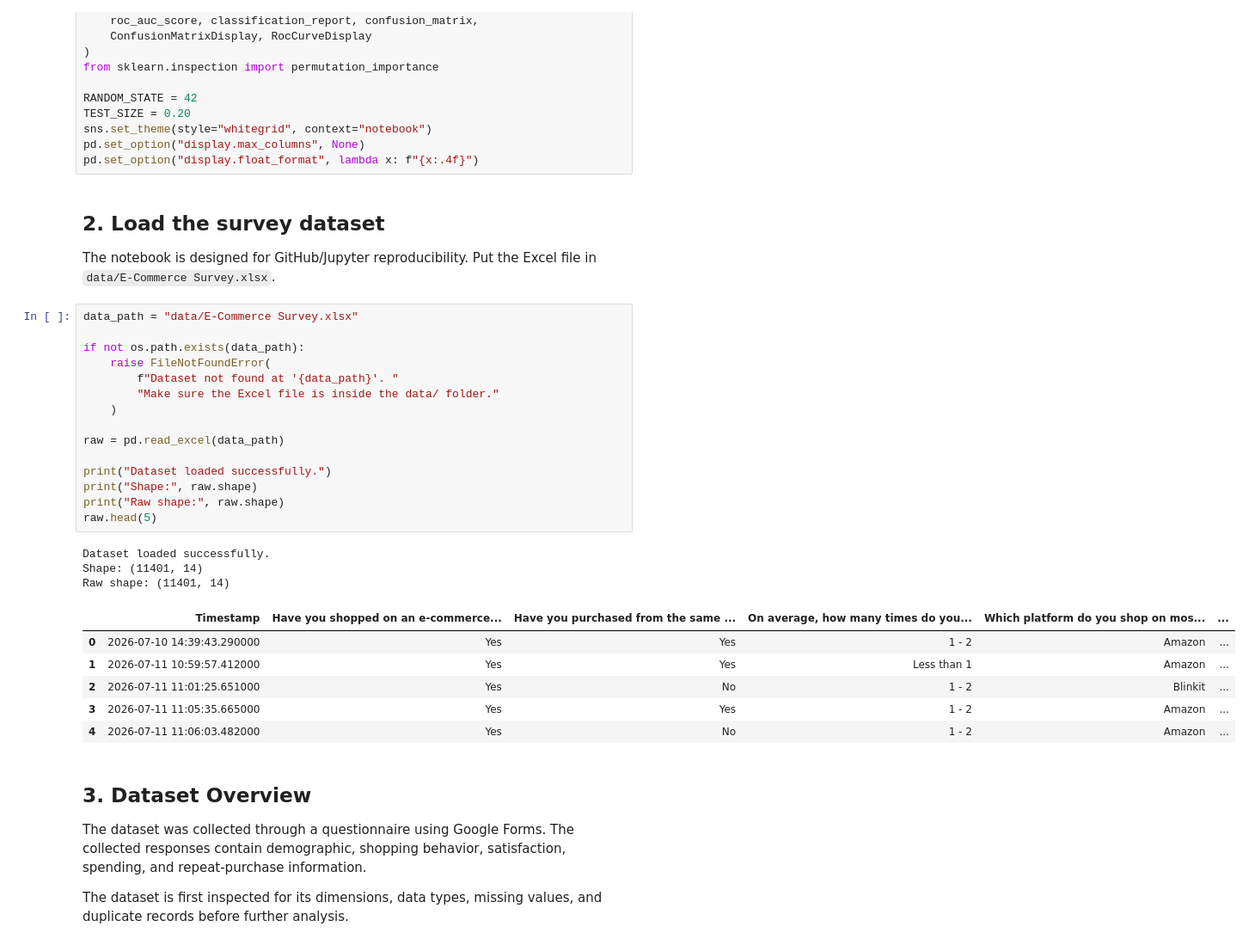
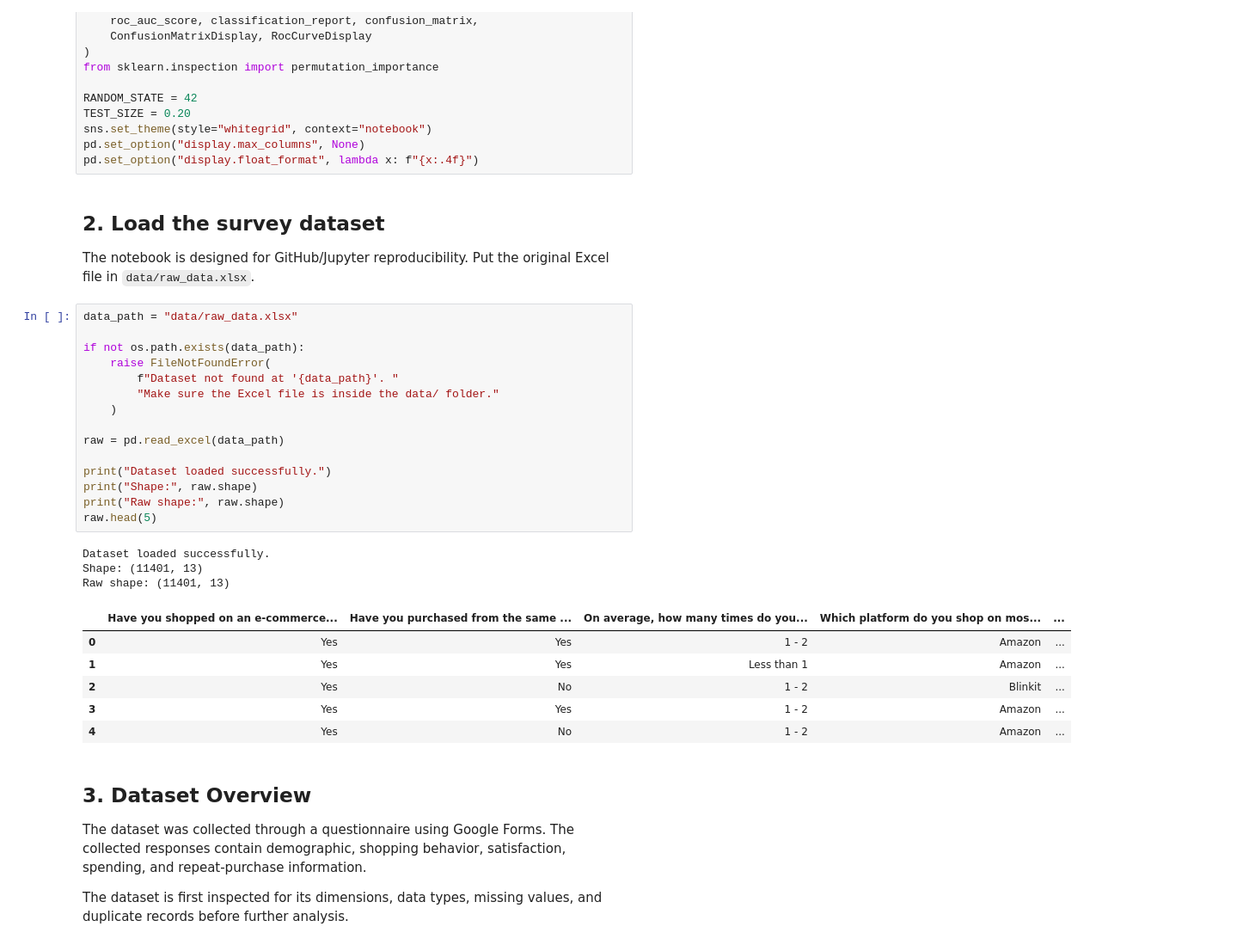
Before and after one commit to Gnanesh-12/E-Commerce----Repeat-Purchase-Analysis, a Jupyter notebook: analysis.ipynb, the cells around one changed output. Shown at 86% size. Drawn from its saved outputs; the diff is of its cells as text.

```diff
--- a/analysis.ipynb
+++ b/analysis.ipynb
@@ -45,32 +45,32 @@ pd.set_option("display.float_format", lambda x: f"{x:.4f}")
 # %% [markdown]
 ## 2. Load the survey dataset
 
-The notebook is designed for GitHub/Jupyter reproducibility. Put the Excel file in `data/E-Commerce Survey.xlsx`.
+The notebook is designed for GitHub/Jupyter reproducibility. Put the original Excel file in `data/raw_data.xlsx`.
 # %%
-data_path = "data/E-Commerce Survey.xlsx"
+data_path = "data/raw_data.xlsx"
 
 if not os.path.exists(data_path):
     raise FileNotFoundError(
         f"Dataset not found at '{data_path}'. "
         "Make sure the Excel file is inside the data/ folder."
     )
 
 raw = pd.read_excel(data_path)
 
 print("Dataset loaded successfully.")
 print("Shape:", raw.shape)
 print("Raw shape:", raw.shape)
 raw.head(5)
 # %% [output]
 Dataset loaded successfully.
-Shape: (11401, 14)
-Raw shape: (11401, 14)
+Shape: (11401, 13)
+Raw shape: (11401, 13)
-|  | Timestamp | Have you shopped on an e-commerce... | Have you purchased from the same ... | On average, how many times do you... | Which platform do you shop on mos... | ... |
-| 0 | 2026-07-10 14:39:43.290000 | Yes | Yes | 1 - 2 | Amazon | ... |
-| 1 | 2026-07-11 10:59:57.412000 | Yes | Yes | Less than 1 | Amazon | ... |
-| 2 | 2026-07-11 11:01:25.651000 | Yes | No | 1 - 2 | Blinkit | ... |
-| 3 | 2026-07-11 11:05:35.665000 | Yes | Yes | 1 - 2 | Amazon | ... |
-| 4 | 2026-07-11 11:06:03.482000 | Yes | No | 1 - 2 | Amazon | ... |
+|  | Have you shopped on an e-commerce... | Have you purchased from the same ... | On average, how many times do you... | Which platform do you shop on mos... | ... |
+| 0 | Yes | Yes | 1 - 2 | Amazon | ... |
+| 1 | Yes | Yes | Less than 1 | Amazon | ... |
+| 2 | Yes | No | 1 - 2 | Blinkit | ... |
+| 3 | Yes | Yes | 1 - 2 | Amazon | ... |
+| 4 | Yes | No | 1 - 2 | Amazon | ... |
 # %% [markdown]
 ## 3. Dataset Overview
 
```
Also changed, not shown: parts of 26 cells of this notebook, 11 other files.
